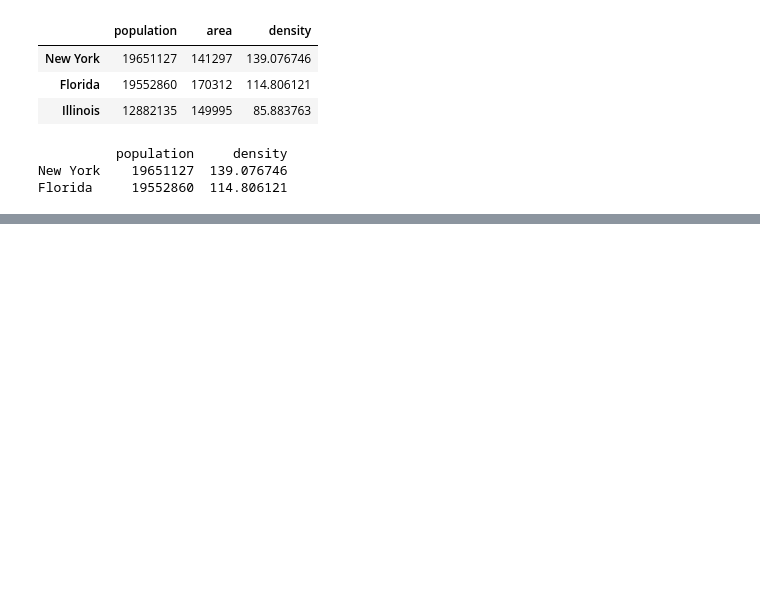
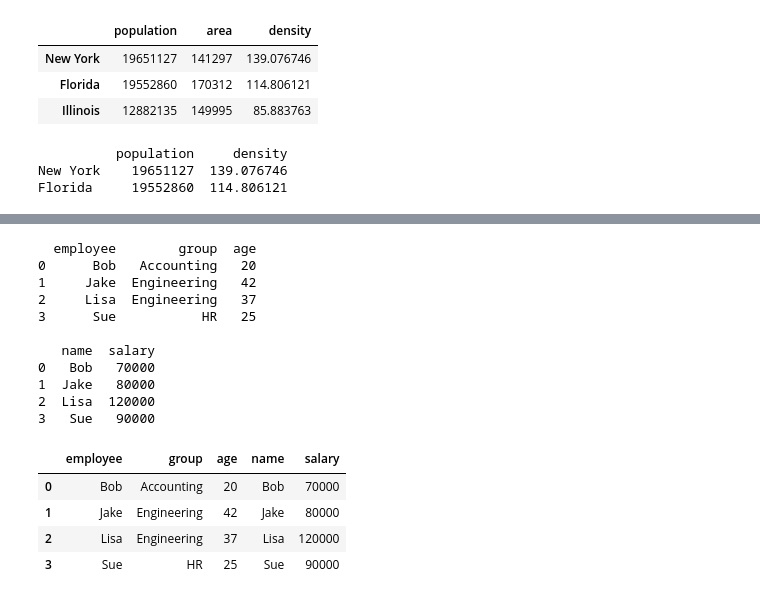
Before and after one commit to sshin01/GEUM-CHEOL, a Jupyter notebook: datascience/exer/1_hello.world.ipynb, the cells around one changed output, grey strips where cells are left out. Cells and saved outputs as stored; diff of their text form; code cells hidden in the pictures; blank space fills up the shorter version.

```diff
--- a/datascience/exer/1_hello.world.ipynb
+++ b/datascience/exer/1_hello.world.ipynb
@@ -1423,0 +1662,12 @@ Florida     19552860  114.806121
+# %%
+"""
+join operations
+"""
+df1 = pd.DataFrame({'employee': ['Bob', 'Jake', 'Lisa', 'Sue'],
+                   'group': ['Accounting', 'Engineering', 'Engineering', 'HR']})
+
+df2 = pd.DataFrame({'employee': ['Lisa', 'Bob', 'Jake', 'Sue'],
+                   'hire_date': [2004, 2008, 2012, 2014]})
+
+print(df1, '\n')
+print(df2)
@@ -1423,0 +1755,17 @@ Florida     19552860  114.806121
+# %%
+"""
+  specifying the merge Key
+"""
+# 'on' argument: use a common column as merge ket
+
+print(df1, '\n')
+print(df2, '\n')
+
+df1['age'] = pd.Series([20, 42, 37, 25])
+df2['age'] = pd.Series([37, 20, 42, 25])
+
+
+print(df1, '\n')
+print(df2, '\n')
+
+print(pd.merge(df1, df2, on='employee'), '\n')
@@ -1423,0 +1790,29 @@ Florida     19552860  114.806121
+# %%
+# 'Left_on' and 'right_on' arguments:
+
+df3 = pd.DataFrame({'name': ['Bob', 'Jake', 'Lisa', 'Sue'],
+                   'salary': [70000, 80000, 120000, 90000]})
+
+
+print(df1, '\n')
+print(df3, '\n')
+
+
+pd.merge(df1, df3, left_on='employee', right_on='name')
+# %% [output]
+  employee        group  age
+0      Bob   Accounting   20
+1     Jake  Engineering   42
+2     Lisa  Engineering   37
+3      Sue           HR   25
+
+   name  salary
+0   Bob   70000
+1  Jake   80000
+2  Lisa  120000
+3   Sue   90000
+|  | employee | group | age | name | salary |
+| 0 | Bob | Accounting | 20 | Bob | 70000 |
+| 1 | Jake | Engineering | 42 | Jake | 80000 |
+| 2 | Lisa | Engineering | 37 | Lisa | 120000 |
+| 3 | Sue | HR | 25 | Sue | 90000 |
```
Also changed, not shown: parts of 26 cells of this notebook.
